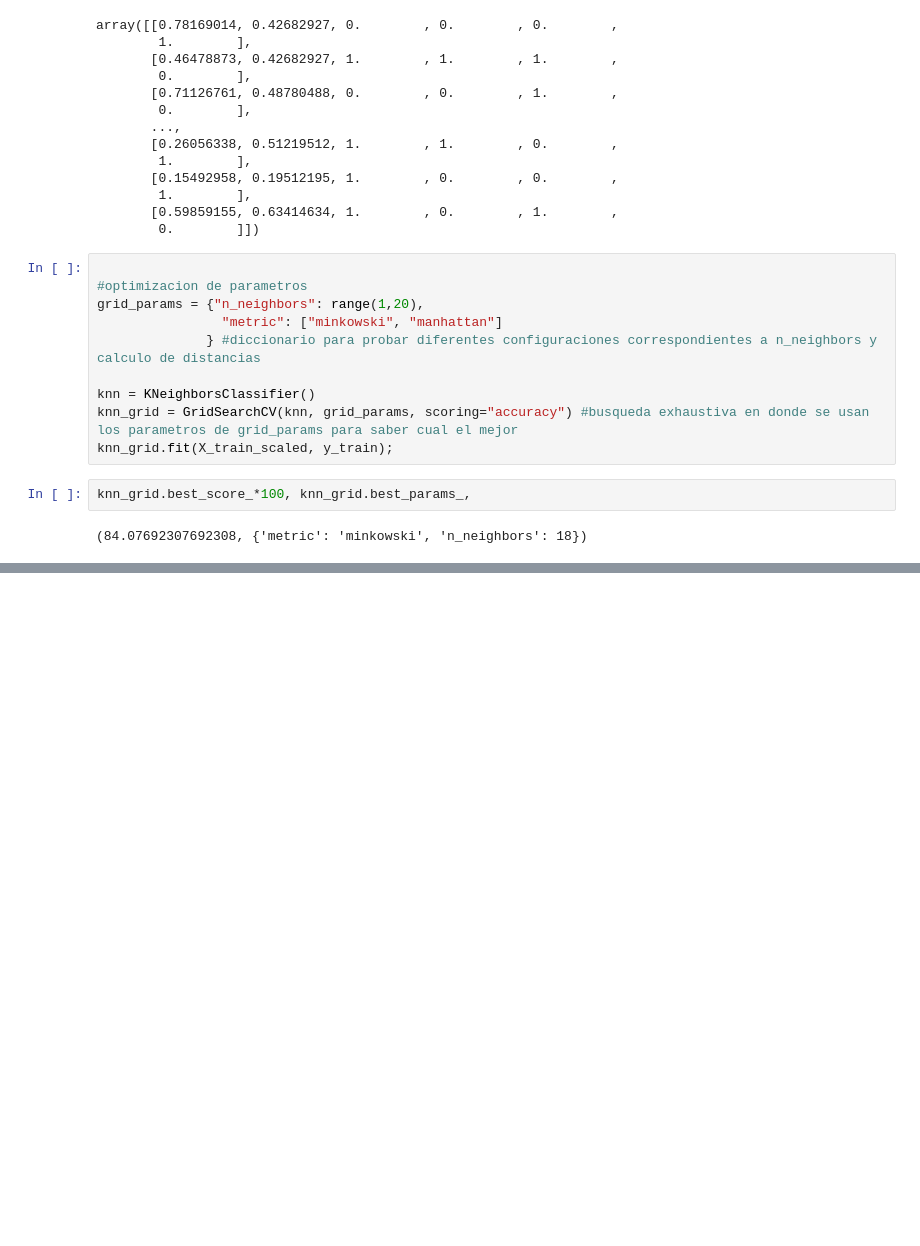
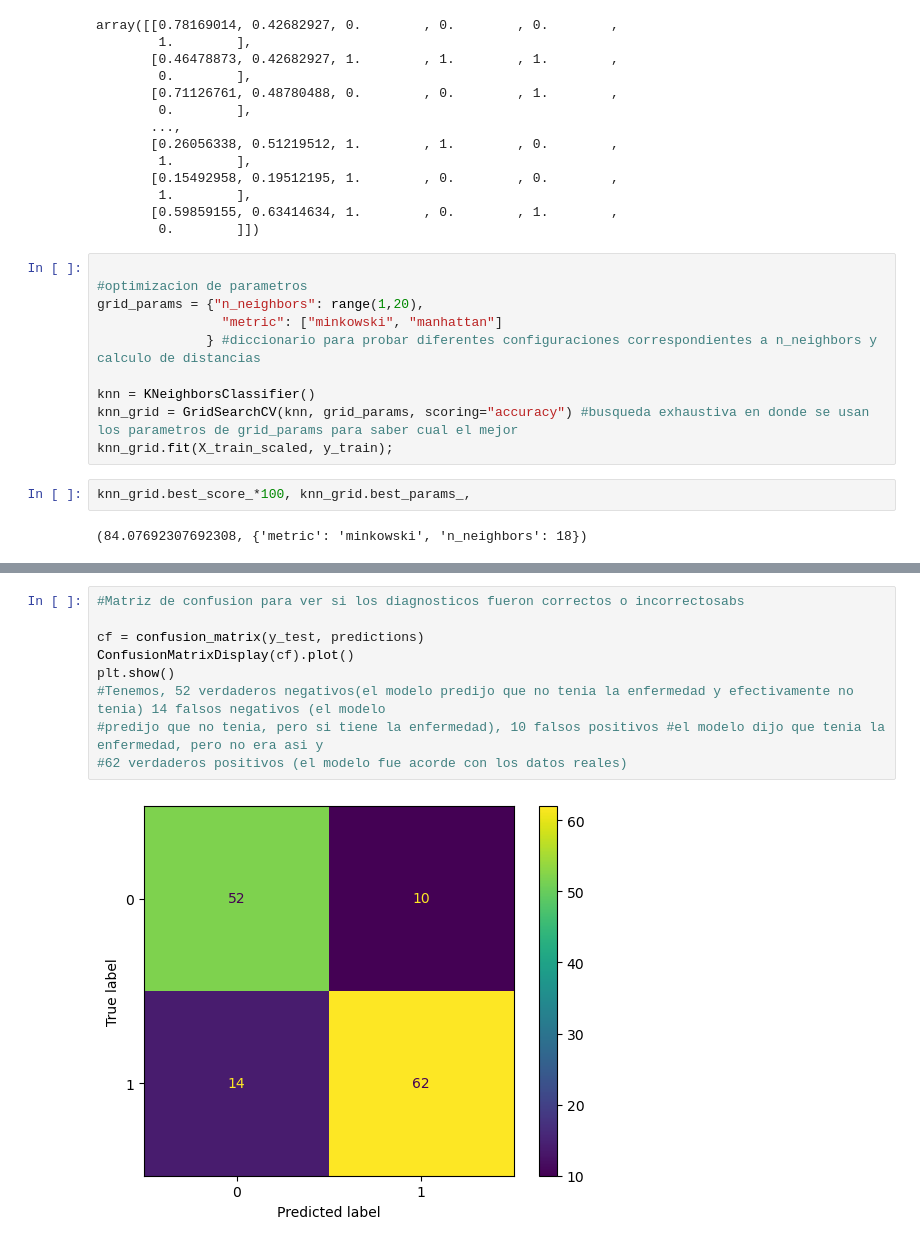
Before and after one commit to jgarcia9300/Proyecto-1-IA, a Jupyter notebook: proyecto2/heart_disease.ipynb, the cells around one changed output, grey strips where cells are left out. Cells and saved outputs as stored; diff of their text form; blank space fills up the shorter version.

```diff
--- a/proyecto2/heart_disease.ipynb
+++ b/proyecto2/heart_disease.ipynb
@@ -283,0 +314,11 @@ print(f" Model Accuracy on test set: {accuracy*100:.2f}")
+# %%
+#Matriz de confusion para ver si los diagnosticos fueron correctos o incorrectosabs
+
+cf = confusion_matrix(y_test, predictions)
+ConfusionMatrixDisplay(cf).plot()
+plt.show()
+#Tenemos, 52 verdaderos negativos(el modelo predijo que no tenia la enfermedad y efectivamente no tenia) 14 falsos negativos (el modelo
+#predijo que no tenia, pero si tiene la enfermedad), 10 falsos positivos #el modelo dijo que tenia la enfermedad, pero no era asi y
+#62 verdaderos positivos (el modelo fue acorde con los datos reales)
+# %% [output]
+[figure, added]
```
Also changed, not shown: parts of 5 cells of this notebook.
